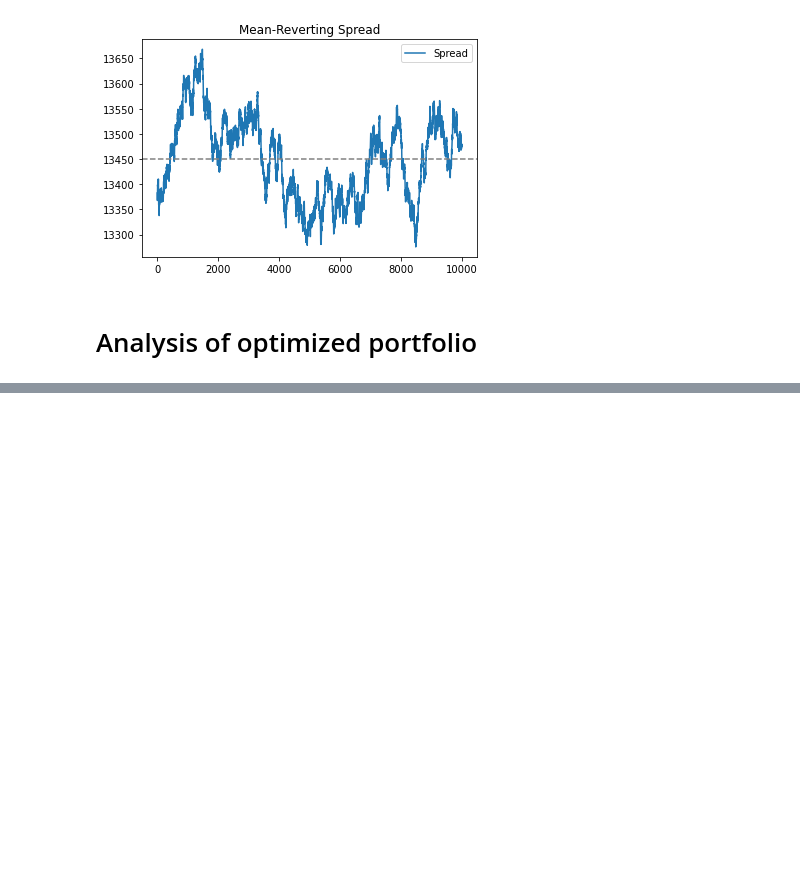
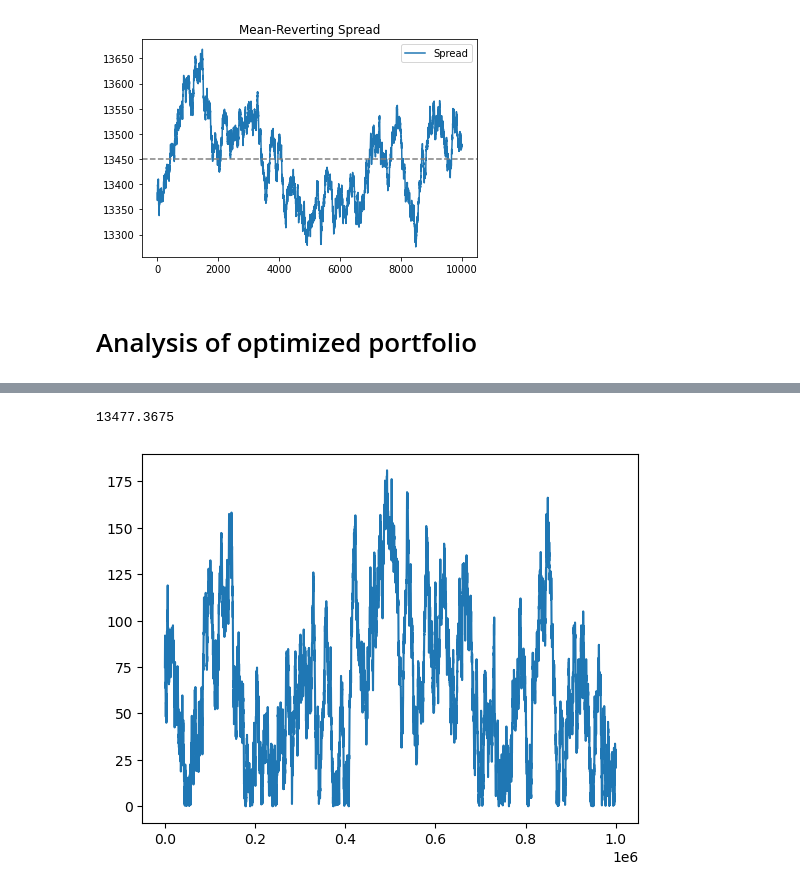
Before and after one commit to SGebhardt03/Prosperity3Enigma, a Jupyter notebook: Round2/Data_Analysis.ipynb, the cells around one changed output, grey strips where cells are left out. Drawn from its saved outputs; the diff is of its cells as text; code cells hidden in the pictures; blank space fills up the shorter version.

```diff
--- a/Round2/Data_Analysis.ipynb
+++ b/Round2/Data_Analysis.ipynb
@@ -126,0 +127,6 @@ plt.plot(df_d["timestamp"], 2 * df_d["mid_price"].to_numpy(), color='r')
+# %%
+plt.plot(df_B1["timestamp"],abs(price_opt - df_d["mid_price"].to_numpy()))
+print(np.mean(abs(price_opt - 2 * df_d["mid_price"].to_numpy())))
+# %% [output]
+13477.3675
+[figure, added]
```
Also changed, not shown: parts of 7 cells of this notebook, 4 other files.
